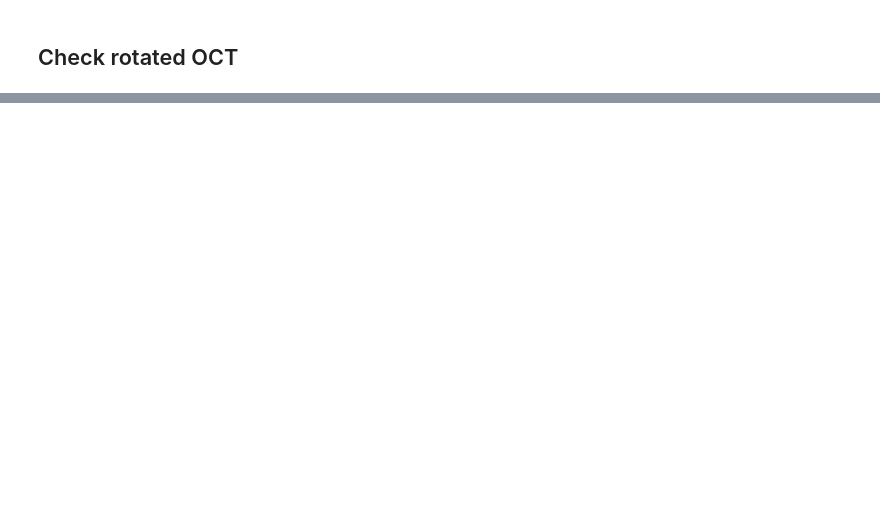
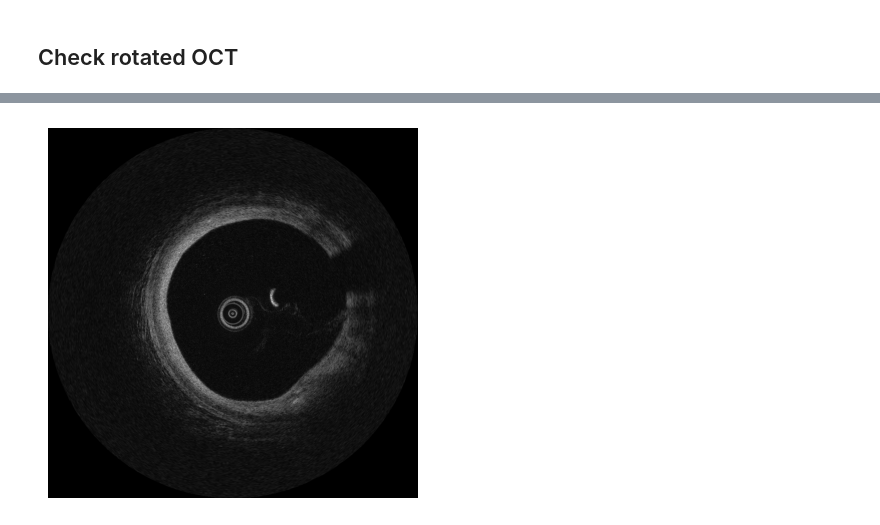
Before and after one commit to bio-GNOSNUG/oct-side-branch-detection, a Jupyter notebook: notebooks/01_verify_oct_rotation.ipynb, the cells around one changed output, grey strips where cells are left out. Drawn from its saved outputs; the diff is of its cells as text; code cells hidden in the pictures; blank space fills up the shorter version.

```diff
--- a/notebooks/01_verify_oct_rotation.ipynb
+++ b/notebooks/01_verify_oct_rotation.ipynb
@@ -61,0 +78,10 @@ filename
+# %%
+image_arr = np.load(rotated_path)
+image_arr.shape
+
+# Visualise
+plt.imshow(image_arr[1], cmap="gray")
+plt.axis("off")
+plt.show()
+# %% [output]
+[figure, added]
```
Also changed, not shown: parts of 6 cells of this notebook.
